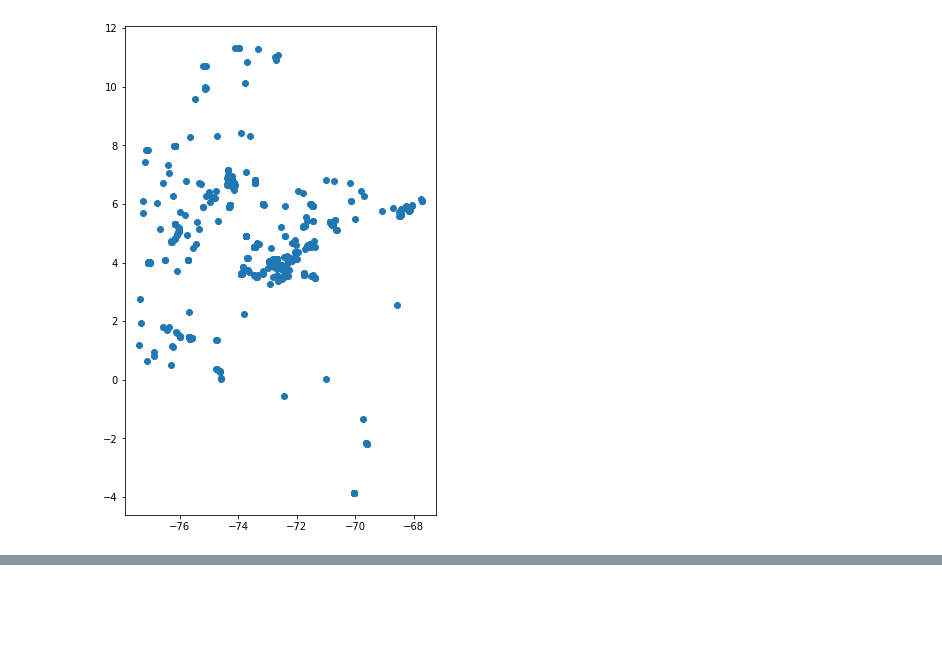
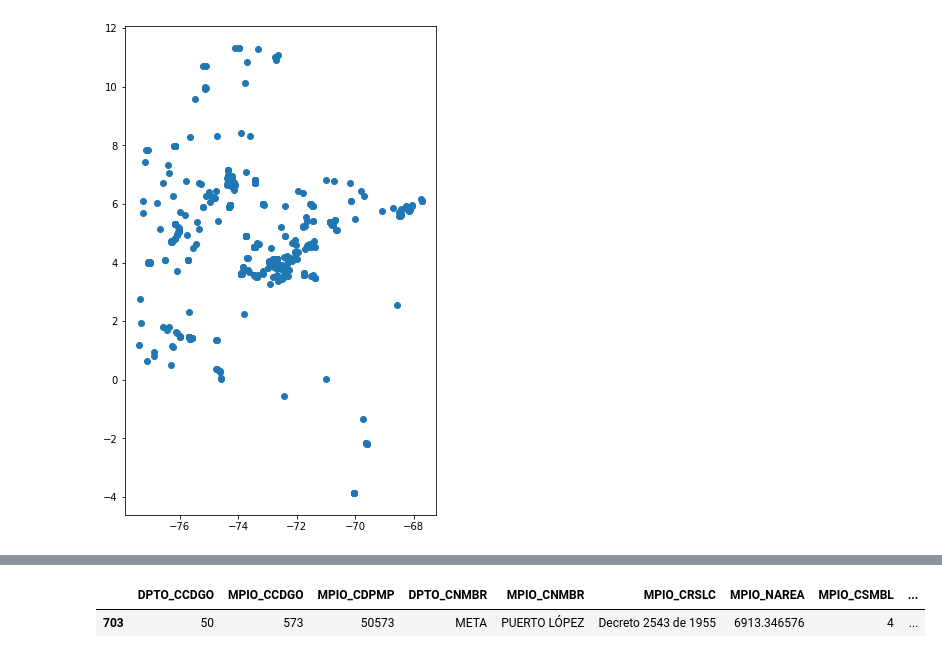
Before and after one commit to rpoandres/SE_Assessment, a Jupyter notebook: Main.ipynb, the cells around one changed output, grey strips where cells are left out. Drawn from its saved outputs; the diff is of its cells as text; code cells hidden in the pictures; blank space fills up the shorter version.

```diff
--- a/Main.ipynb
+++ b/Main.ipynb
@@ -223,0 +271,6 @@ geo_jag_col.plot(ax=ax)
+# %%
+# Municipality with highest value of cases
+geo_mun[geo_mun.record_count == geo_mun.record_count.max()]
+# %% [output]
+|  | DPTO_CCDGO | MPIO_CCDGO | MPIO_CDPMP | DPTO_CNMBR | MPIO_CNMBR | MPIO_CRSLC | MPIO_NAREA | MPIO_CSMBL | ... |
+| 703 | 50 | 573 | 50573 | META | PUERTO LÓPEZ | Decreto 2543 de 1955 | 6913.346576 | 4 | ... |
```
Also changed, not shown: parts of 10 cells of this notebook.
